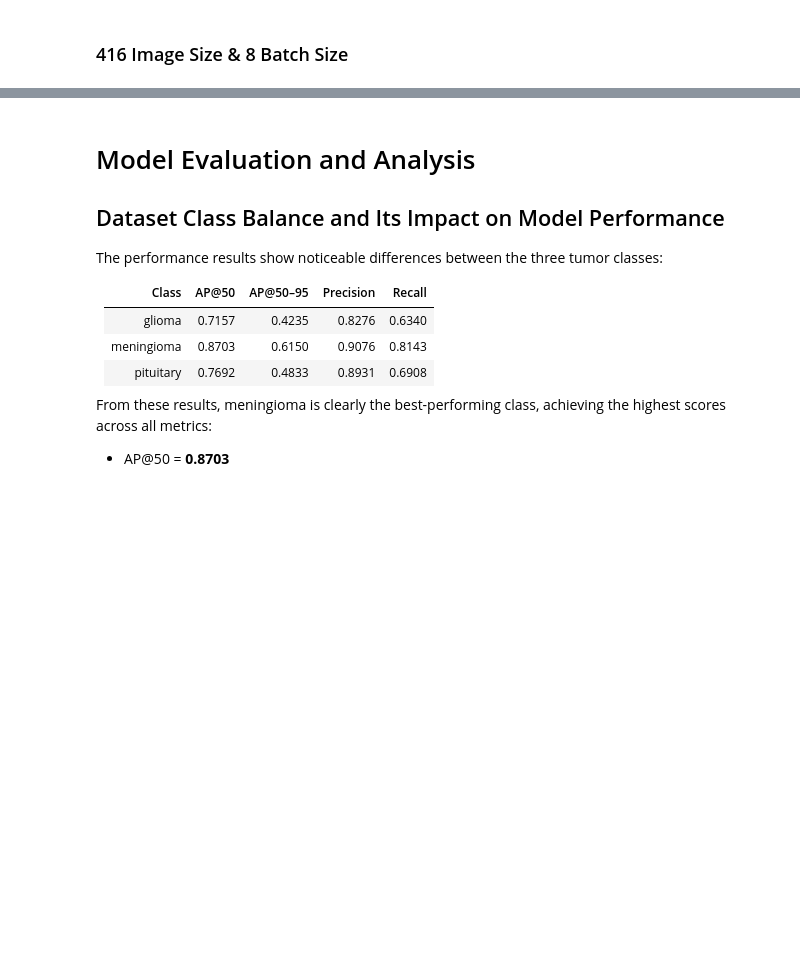
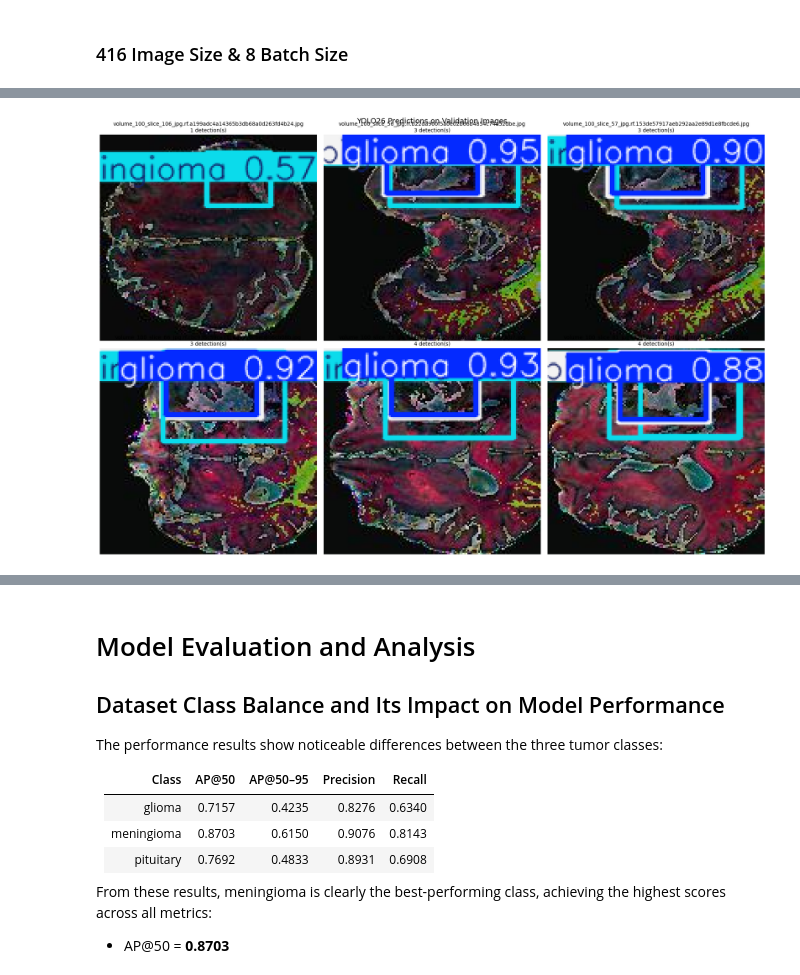
Before and after one commit to Sepehrman/mini-project-7, a Jupyter notebook: notebooks/notebook.ipynb, the cells around one changed output, grey strips where cells are left out. Drawn from its saved outputs; the diff is of its cells as text; code cells hidden in the pictures; blank space fills up the shorter version.

```diff
--- a/notebooks/notebook.ipynb
+++ b/notebooks/notebook.ipynb
@@ -773,34 +799,36 @@ val_img_dir = os.path.join(DATASET_DIR, "valid", "images")
 val_images = [
     os.path.join(val_img_dir, f)
     for f in sorted(os.listdir(val_img_dir))
     if f.lower().endswith((".jpg", ".jpeg", ".png"))
 ][:6]
 
 # Build a remapped names dict keyed by class index (0..nc-1)
 # trained_model.names is read-only but we can read it
 remapped_names = {
     i: TUMOR_LABEL_REMAP.get(name, name)
     for i, name in trained_model.names.items()
 }
 
 results_val = trained_model(val_images, conf=0.25, verbose=False)
 
 fig, axes = plt.subplots(2, 3, figsize=(18, 12))
 axes = axes.flatten()
 
 for ax, result, img_path in zip(axes, results_val, val_images):
     # Force the result object to use your remapped names
     result.names = remapped_names
 
     annotated = result.plot()  # now plots with your names
     ax.imshow(annotated[..., ::-1])
     n = len(result.boxes)
     ax.set_title(f"{os.path.basename(img_path)}\n{n} detection(s)", fontsize=10)
     ax.axis("off")
 
-plt.suptitle("YOLOv8 Predictions on Validation Images", fontsize=14)
+plt.suptitle("YOLO26 Predictions on Validation Images", fontsize=14)
 plt.tight_layout()
 plt.show()
+# %% [output]
+[figure, added]
 # %%
 # ============================================
 # VISUALIZE 6 PREDICTIONS ON VALIDATION IMAGES (FIXED LABELS)
```
Also changed, not shown: parts of 11 cells of this notebook, 33 other files.
